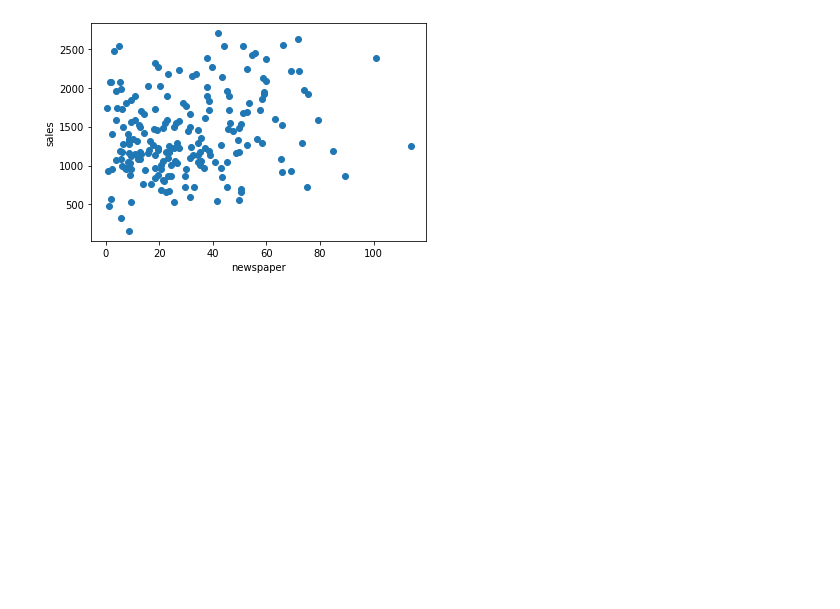
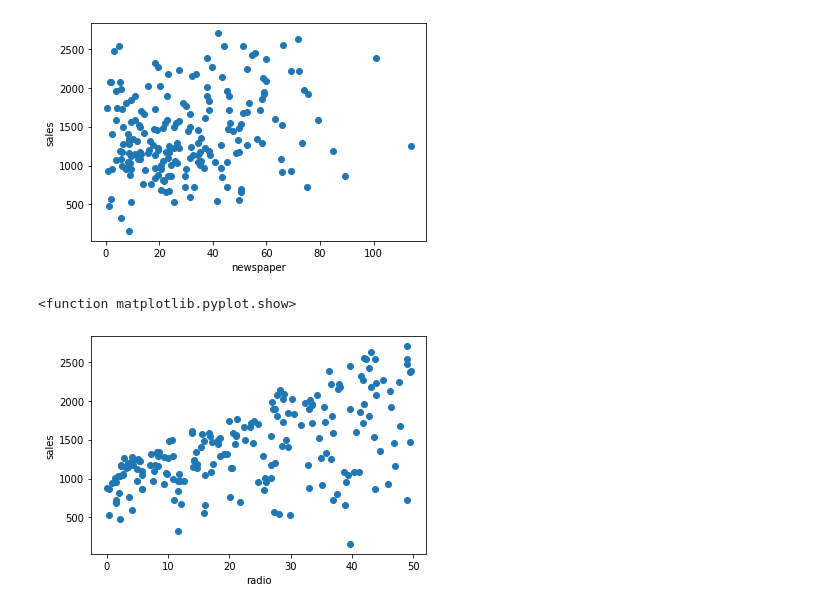
Before and after one commit to UdayGhorapade/Machine-learning, a Jupyter notebook: Linear_regression.ipynb, the cells around one changed output. Saved outputs shown, nothing was run; the diff lists cells and outputs as text; code cells hidden in the pictures; blank space fills up the shorter version.

```diff
--- a/Linear_regression.ipynb
+++ b/Linear_regression.ipynb
@@ -81,3 +81,11 @@ plt.show
 # %% [output]
 <function matplotlib.pyplot.show>
 [figure]
+# %%
+plt.scatter(data['radio'],data['sales'])
+plt.xlabel('radio')
+plt.ylabel('sales')
+plt.show
+# %% [output]
+<function matplotlib.pyplot.show>
+[figure, added]
```
Also changed, not shown: parts of 1 cell of this notebook.
